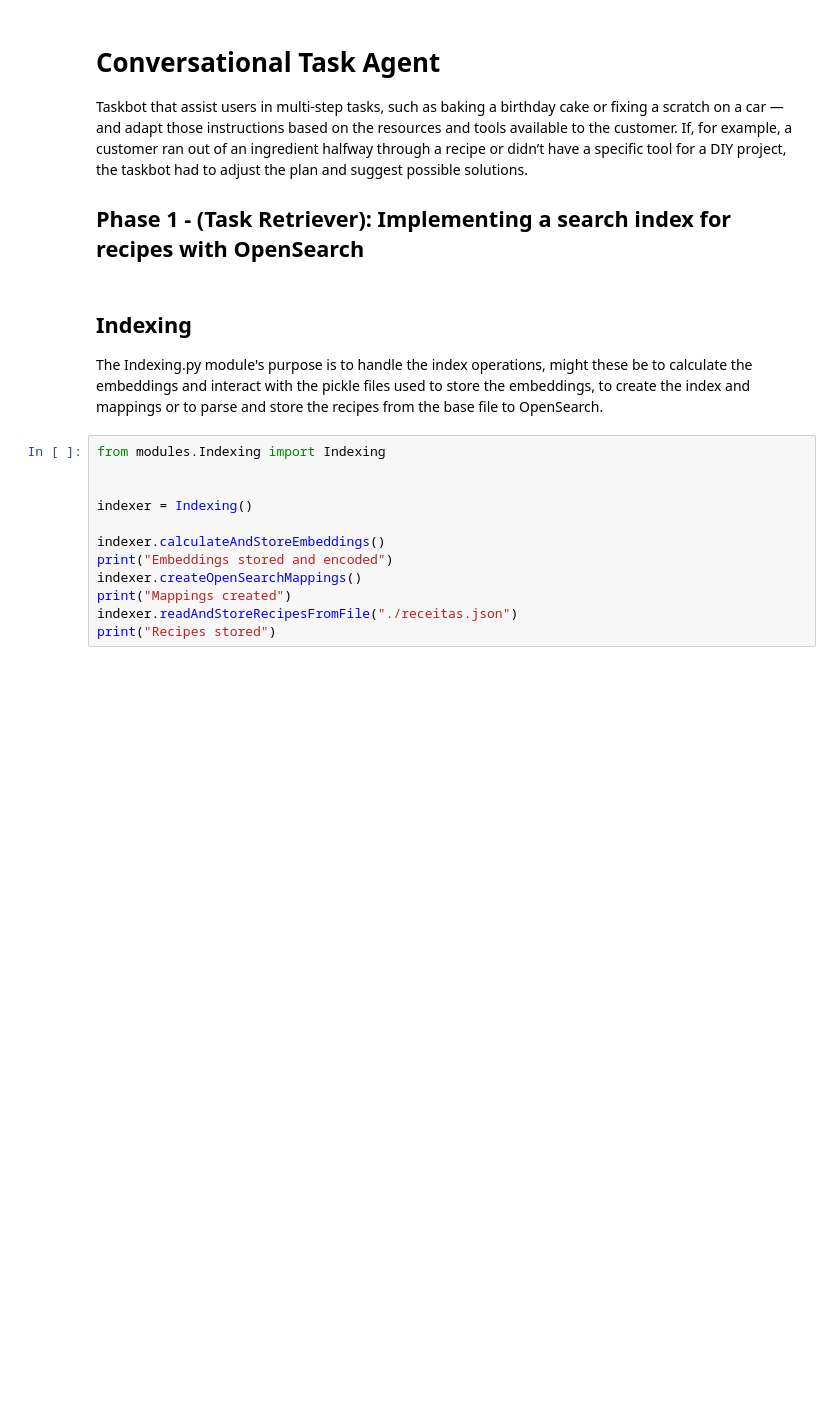
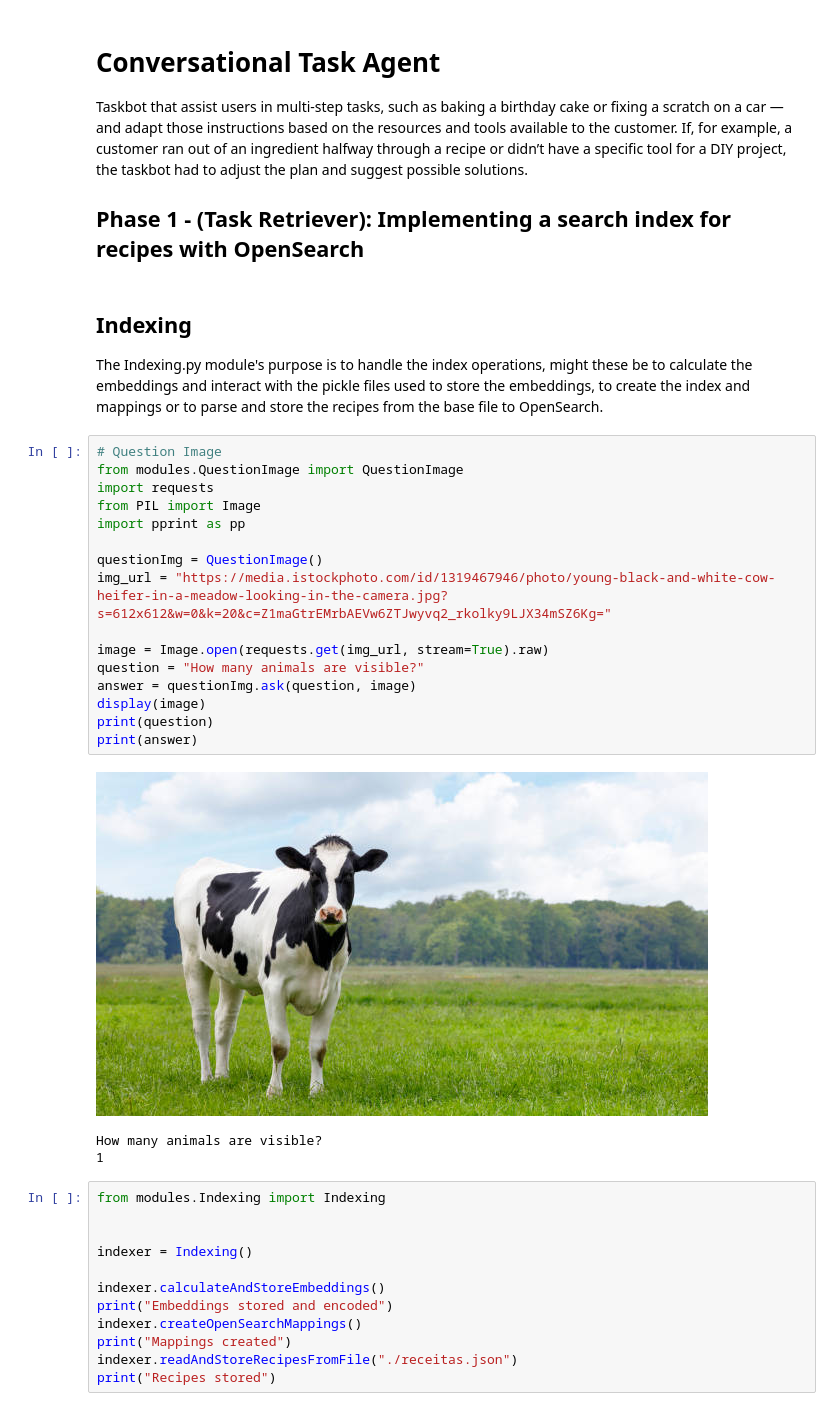
Before and after one commit to tomascarvalho7/mpdw_g212, a Jupyter notebook: main.ipynb, the cells around one changed output. Cells and saved outputs as stored; diff of their text form; blank space fills up the shorter version.

Commit message:
Finished Vilt Model. We are now able to question an AI about the contents of an image.

```diff
--- a/main.ipynb
+++ b/main.ipynb
@@ -12,6 +12,26 @@ taskbot had to adjust the plan and suggest possible solutions.
 ## Indexing
 
 The Indexing.py module's purpose is to handle the index operations, might these be to calculate the embeddings and interact with the pickle files used to store the embeddings, to create the index and mappings or to parse and store the recipes from the base file to OpenSearch.
+# %%
+# Question Image
+from modules.QuestionImage import QuestionImage
+import requests
+from PIL import Image
+import pprint as pp
+
+questionImg = QuestionImage()
+img_url = "https://media.istockphoto.com/id/1319467946/photo/young-black-and-white-cow-heifer-in-a-meadow-looking-in-the-camera.jpg?s=612x612&w=0&k=20&c=Z1maGtrEMrbAEVw6ZTJwyvq2_rkolky9LJX34mSZ6Kg="
+
+image = Image.open(requests.get(img_url, stream=True).raw)
+question = "How many animals are visible?"
+answer = questionImg.ask(question, image)
+display(image)
+print(question)
+print(answer)
+# %% [output]
+[figure, added]
+How many animals are visible?
+1
 # %%
 from modules.Indexing import Indexing
 
```
Also changed, not shown: 1 other file.
